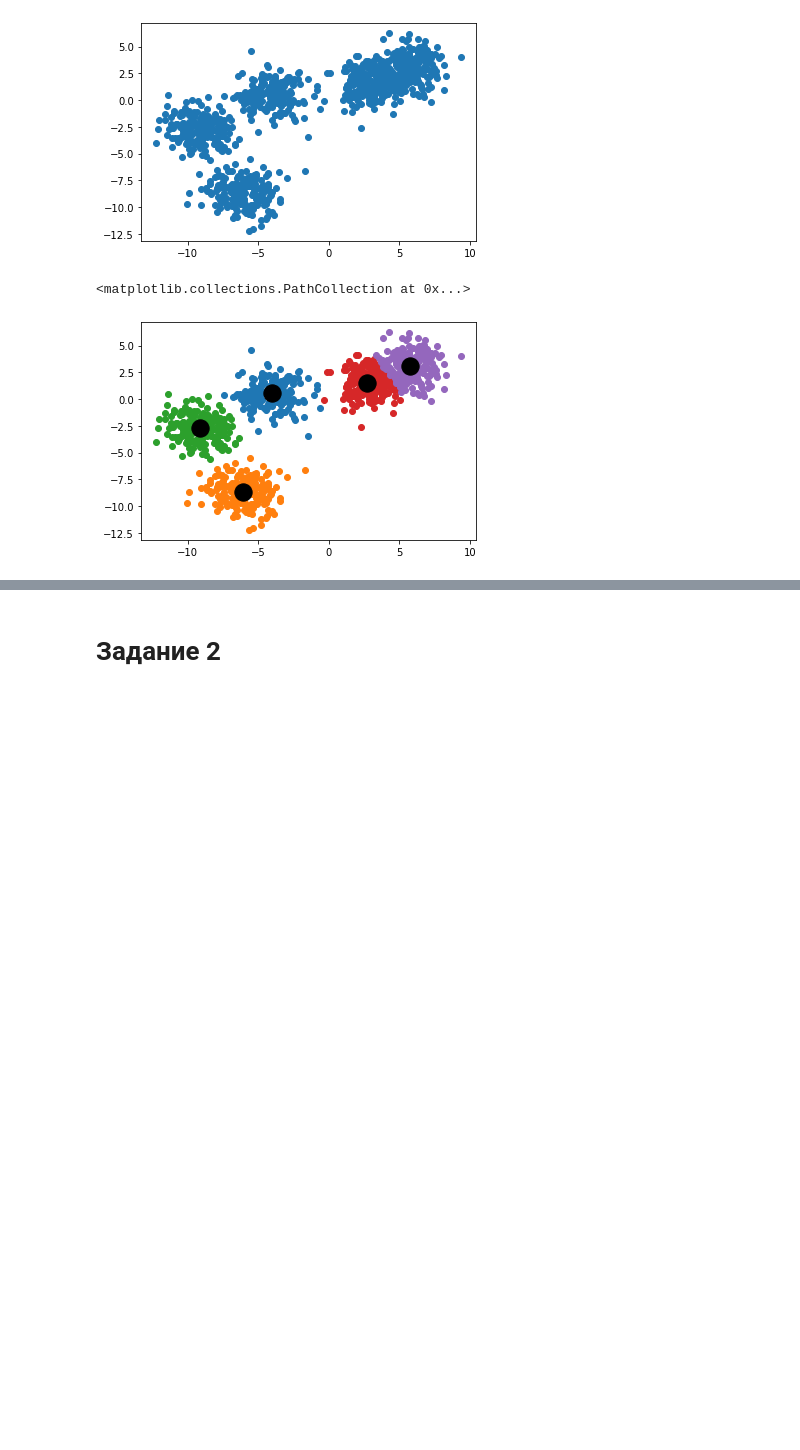
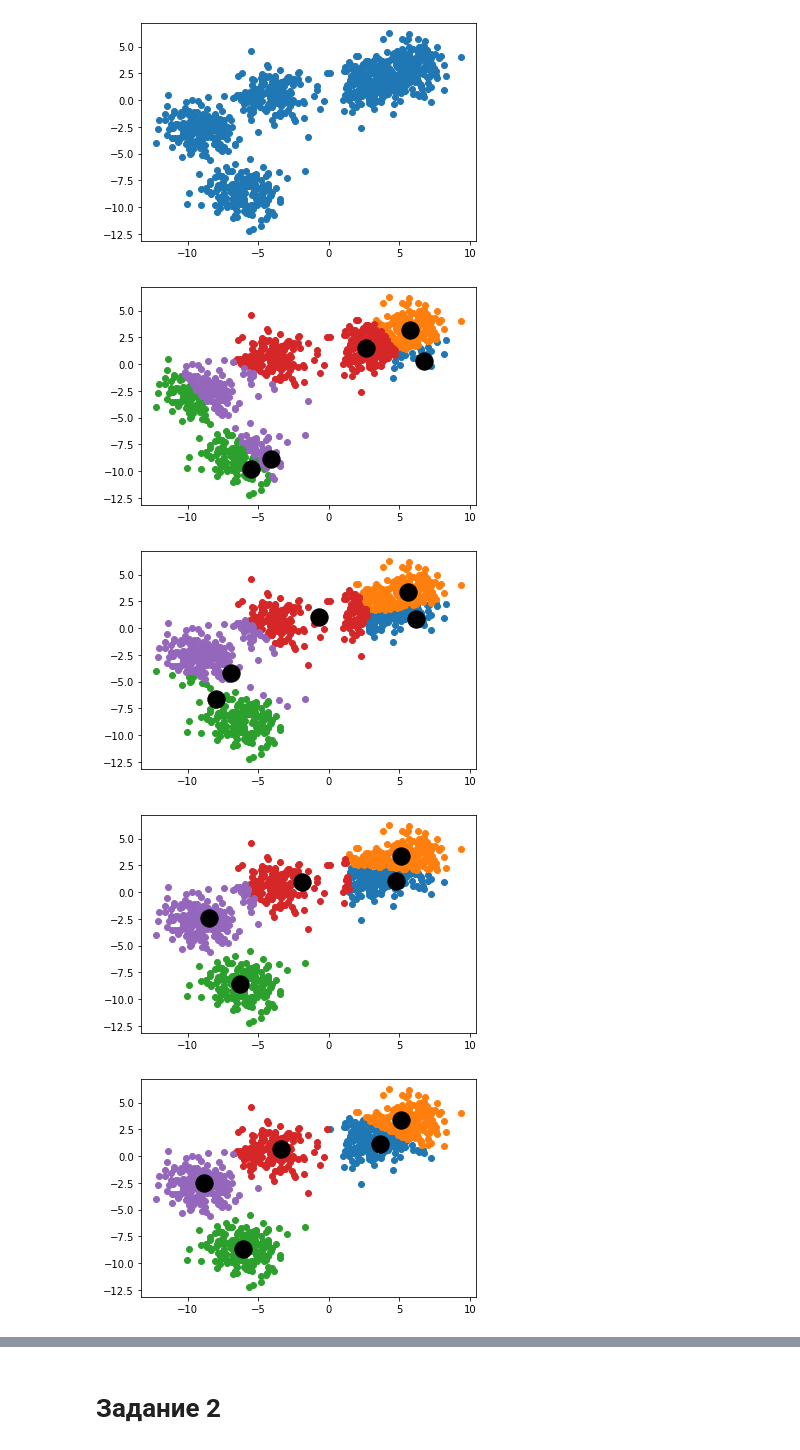
Before and after one commit to BossOfTheCode/ml, a Jupyter notebook: cluster.ipynb, the cells around one changed output, grey strips where cells are left out. Drawn from its saved outputs; the diff is of its cells as text; code cells hidden in the pictures; blank space fills up the shorter version.

```diff
--- a/cluster.ipynb
+++ b/cluster.ipynb
@@ -13,4 +13,46 @@ plt.scatter(X[:,0], X[:,1])
 # %% [output]
 <matplotlib.collections.PathCollection at 0x...>
 [figure]
+# %%
+def kmeans_with_plots(X, K, eps, n_iter):
+  output = {}
+  #Размерность матрицы
+  m = X.shape[0]
+  n = X.shape[1]
+  #Массив для хранения центроид
+  centroids = np.array([]).reshape(n,0)
+  for i in range(K):
+      #Берем k случайных центров
+      rand = random.randint(0,m-1)
+      centroids = np.c_[centroids, X[rand]]
+  for i in range(n_iter):
+      #Массив для хранения расстояний
+      distance = np.array([]).reshape(m,0)
+      for k in range(K):
+          #Определяем расстояние до каждой центроиды
+          tempDist = np.sum((X - centroids[:,k])**2, axis=1)
+          distance = np.c_[distance,tempDist]
+      #Сохраняем минимальные расстояния
+      min = np.argmin(distance, axis=1)+1
+      clusters = {}
+      for k in range(K):
+          clusters[k+1] = np.array([]).reshape(2,0)
+      #Присваиваем точки кластерам
+      for i in range(m):
+          clusters[min[i]] = np.c_[clusters[min[i]],X[i]]
+      #Визуализируем сходимость кластеров
+      plt.figure()
+      for k in range(K):
+          clusters[k+1] = clusters[k+1].T
+          plt.scatter(clusters[k+1][:,0],clusters[k+1][:,1])
+      plt.scatter(centroids[0,:],centroids[1,:],s=300,c='black')
+      old_centroids = centroids.copy()
+      #Пересчитываем центроиды
+      for k in range(K):
+          centroids[:,k] = np.mean(clusters[k+1],axis=0)
+      output = clusters
+      #Завершаем цикл, если точки перестают присваиваться другим кластерам
+      if (abs(centroids - old_centroids < eps).all()):
+        break
+  return output, centroids
 # %%
@@ -43,9 +95,8 @@ def kmeans(X, K, n_iter):
   return output, centroids
-# %%
-clusters, centroids = kmeans(X, 5, 100)
-for k in range(5):
-    plt.scatter(clusters[k+1][:,0],clusters[k+1][:,1])
-plt.scatter(centroids[0,:],centroids[1,:],s=300,c='black')
-# %% [output]
-<matplotlib.collections.PathCollection at 0x...>
-[figure, removed]
+# %%
+clusters, centroids = kmeans_with_plots(X, 5, 0.001, 100)
+# %% [output]
+[figure, added]
+[figure, added]
+[figure, added]
+[figure, added]
```
Also changed, not shown: parts of 17 cells of this notebook.
